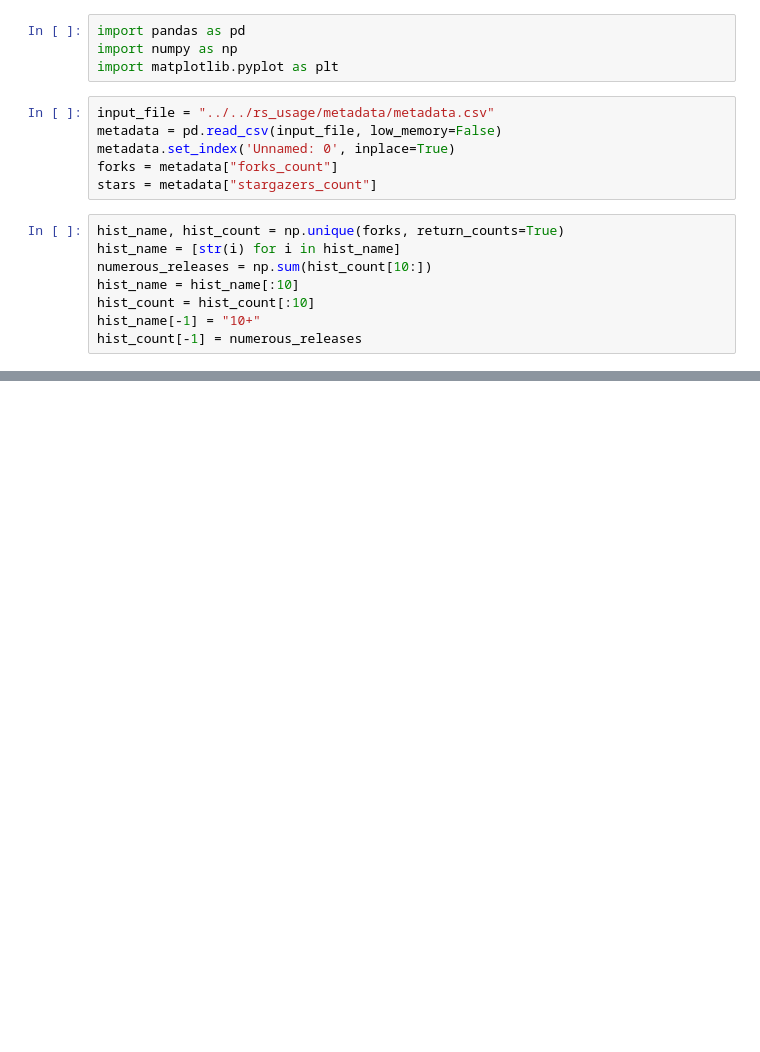
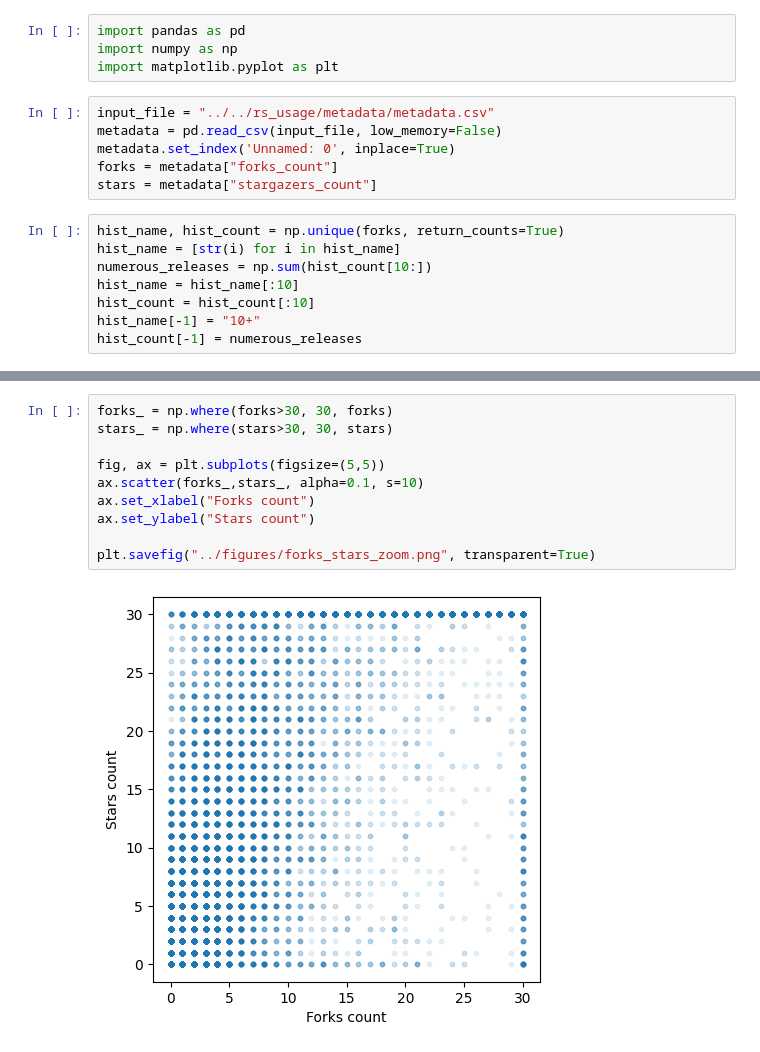
Before and after one commit to Indoc-Research/RS_repos_analysis, a Jupyter notebook: metrics_viz/forks.ipynb, the cells around one changed output, grey strips where cells are left out. Drawn from its saved outputs; the diff is of its cells as text; blank space fills up the shorter version.

```diff
--- a/metrics_viz/forks.ipynb
+++ b/metrics_viz/forks.ipynb
@@ -62,0 +61,12 @@ Index(['id', 'node_id', 'name', 'full_name', 'private', 'html_url',
+# %%
+forks_ = np.where(forks>30, 30, forks)
+stars_ = np.where(stars>30, 30, stars)
+
+fig, ax = plt.subplots(figsize=(5,5))
+ax.scatter(forks_,stars_, alpha=0.1, s=10)
+ax.set_xlabel("Forks count")
+ax.set_ylabel("Stars count")
+
+plt.savefig("../figures/forks_stars_zoom.png", transparent=True)
+# %% [output]
+[figure, added]
```
Also changed, not shown: parts of 4 cells of this notebook, 22 other files.
